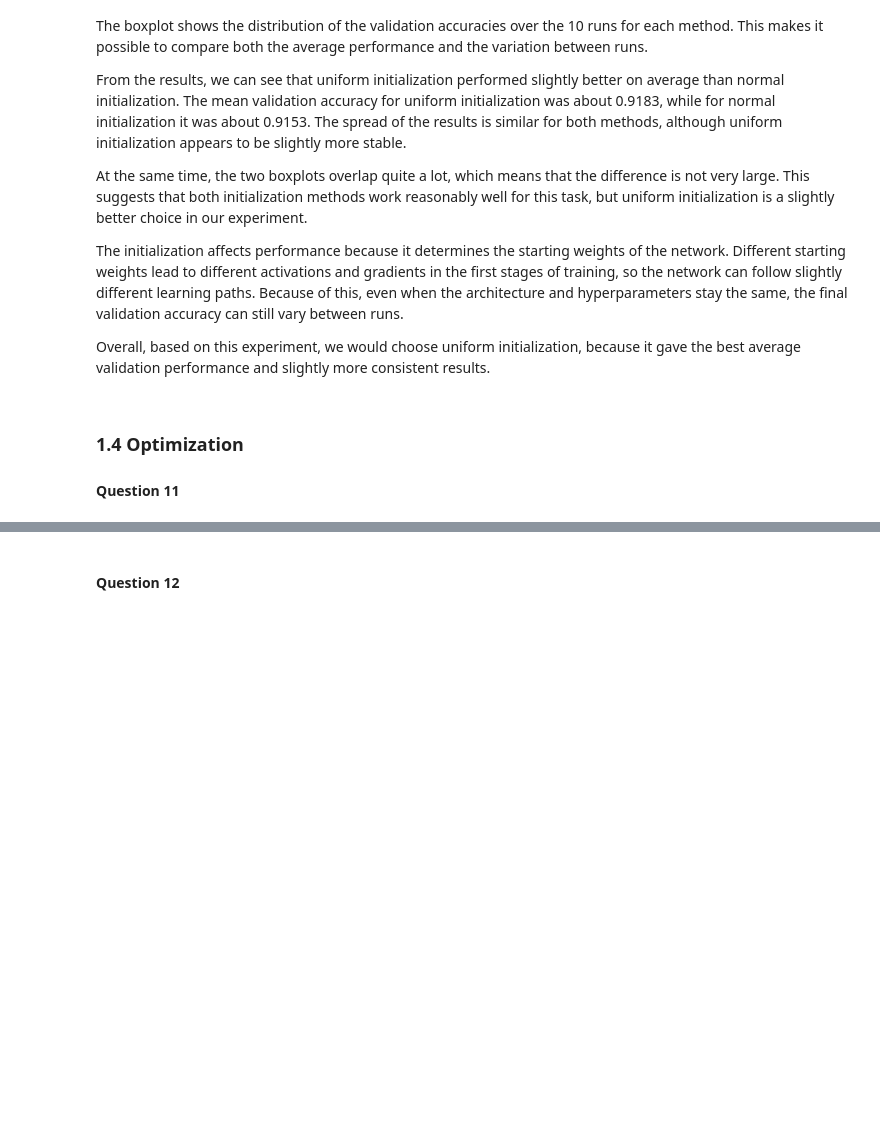
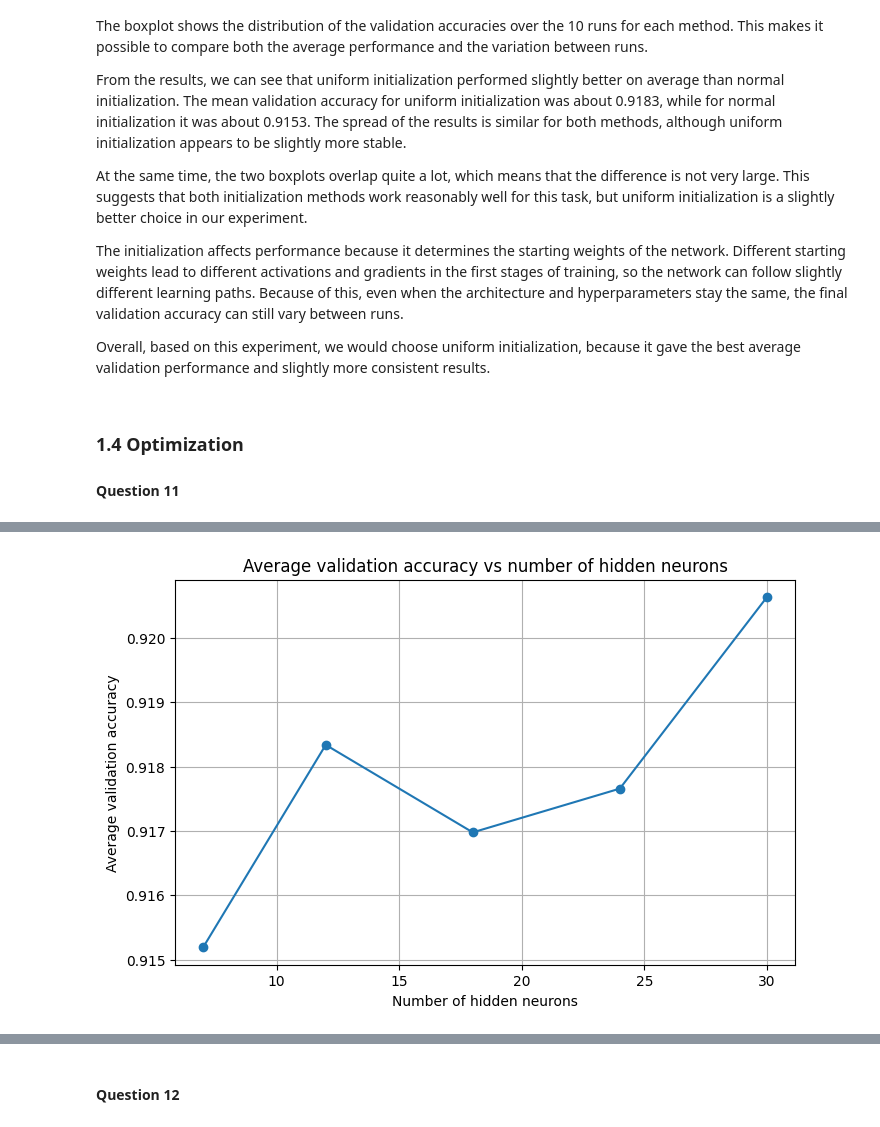
Before and after one commit to MrKretowski/ci-lab-assignments, a Jupyter notebook: Assignment_1_ANN/src/Main.ipynb, the cells around one changed output, grey strips where cells are left out. Cells and saved outputs as stored; diff of their text form; code cells hidden in the pictures; blank space fills up the shorter version.

```diff
--- a/Assignment_1_ANN/src/Main.ipynb
+++ b/Assignment_1_ANN/src/Main.ipynb
@@ -786,0 +781,94 @@ _Put your code blocks above (if any) and write your answer here._
+# %%
+class LinearQ11:
+    def __init__(self, in_features, out_features):
+        self.cache = None
+        self.weight_grad = None
+        self.bias_grad = None
+
+        # keep initialization fixed (uniform), based on Q10
+        limit = np.sqrt(6 / (in_features + out_features))
+        self.weight = np.random.uniform(-limit, limit, (out_features, in_features))
+        self.bias = np.zeros(out_features)
+
+    def forward(self, x):
+        self.cache = x
+        y = np.dot(self.weight, x) + self.bias
+        return y
+
+    def backward(self, dupstream):
+        x = self.cache
+        self.weight_grad = np.outer(dupstream, x)
+        self.bias_grad = dupstream.copy()
+        dx = np.dot(self.weight.T, dupstream)
+        return dx
+
+
+def build_q11_network(hidden_neurons):
+    layers = [
+        LinearQ11(10, hidden_neurons),
+        Activation(),
+        LinearQ11(hidden_neurons, 7)
+    ]
+    return Network(layers)
+
+
+def accuracy(net, X, y):
+    correct = 0
+
+    for i in range(len(X)):
+        y_pred = net.forward(X[i])
+        pred_class = np.argmax(y_pred)
+
+        if np.isscalar(y[i]):
+            true_class = int(y[i])
+        else:
+            true_class = np.argmax(y[i])
+
+        if pred_class == true_class:
+            correct += 1
+
+    return correct / len(X)
+
+
+hidden_sizes = [7, 12, 18, 24, 30]
+
+runs = 10
+epochs = 30
+lr = 0.1
+
+mean_accuracies = []
+all_results = {}
+
+for hidden_neurons in hidden_sizes:
+    run_accuracies = []
+
+    for run in range(runs):
+        np.random.seed(run)
+
+        net = build_q11_network(hidden_neurons)
+
+        for epoch in range(epochs):
+            train(net, X_train, y_train, Loss, lr)
+
+        val_acc = accuracy(net, X_val, y_val)
+        run_accuracies.append(val_acc)
+
+    all_results[hidden_neurons] = run_accuracies
+    mean_accuracies.append(np.mean(run_accuracies))
+
+# print results
+for hidden_neurons in hidden_sizes:
+    print(f"{hidden_neurons} hidden neurons")
+    print("validation accuracies:", all_results[hidden_neurons])
+    print("mean validation accuracy:", np.mean(all_results[hidden_neurons]))
+    print()
+
+# plot average validation accuracy
+plt.figure(figsize=(8, 5))
+plt.plot(hidden_sizes, mean_accuracies, marker='o')
+plt.title("Average validation accuracy vs number of hidden neurons")
+plt.xlabel("Number of hidden neurons")
+plt.ylabel("Average validation accuracy")
+plt.grid(True)
+plt.show()
+# %% [output]
@@ -786,0 +894 @@ _Put your code blocks above (if any) and write your answer here._
+[figure, added]
```
Also changed, not shown: parts of 16 cells of this notebook, 3 other files.
